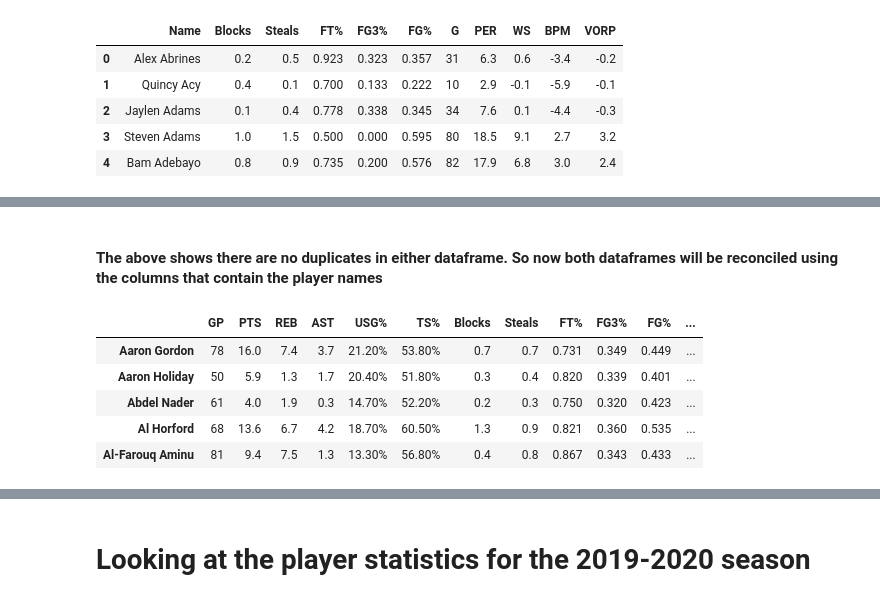
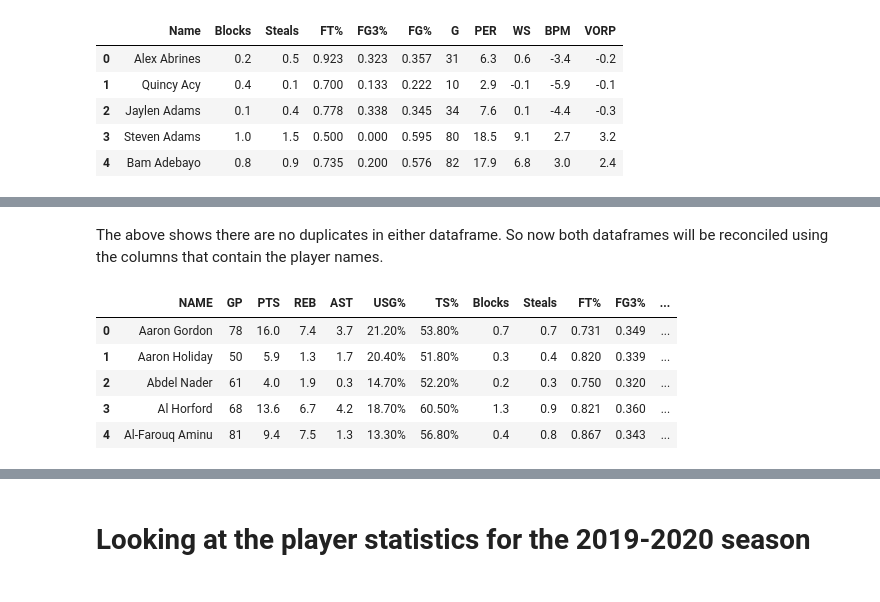
Before and after one commit to Marcial-Medina/Capstone-2---NBA-contracts, a Jupyter notebook: Notebooks/Capstone 2 - Data Wrangling.ipynb, the cells around one changed output, grey strips where cells are left out. Saved outputs shown, nothing was run; the diff lists cells and outputs as text; code cells hidden in the pictures.

```diff
--- a/Notebooks/Capstone 2 - Data Wrangling.ipynb
+++ b/Notebooks/Capstone 2 - Data Wrangling.ipynb
@@ -455,16 +448,21 @@ freq               1
 Name: Name, dtype: object
 # %% [markdown]
-#### The above shows there are no duplicates in either dataframe. So now both dataframes will be reconciled using the columns that contain the player names
+The above shows there are no duplicates in either dataframe. So now both dataframes will be reconciled using the columns that contain the player names.
 # %%
-season_18_19_1.set_index('PLAYER', inplace=True)
-season_18_19_2.set_index('Name', inplace=True)
-season_18_19 = pd.concat([season_18_19_1, season_18_19_2], axis=1, join='inner') # dataframes are concatenated next to each other with an inner join
+#season_18_19_1.set_index('PLAYER', inplace=True)
+#season_18_19_2.set_index('Name', inplace=True)
+#season_18_19 = pd.concat([season_18_19_1, season_18_19_2], axis=1, join='inner') # dataframes are concatenated next to each other with an inner join
+
+season_18_19_1 = season_18_19_1.rename(columns={'PLAYER':'NAME'})
+season_18_19_2 = season_18_19_2.rename(columns={'Name':'NAME'})
+season_18_19 = pd.merge(season_18_19_1, season_18_19_2, on='NAME') # the two 2018-2019 stats DataFrames become merged
+
 season_18_19.head()
 # %% [output]
-|  | GP | PTS | REB | AST | USG% | TS% | Blocks | Steals | FT% | FG3% | FG% | ... |
-| Aaron Gordon | 78 | 16.0 | 7.4 | 3.7 | 21.20% | 53.80% | 0.7 | 0.7 | 0.731 | 0.349 | 0.449 | ... |
-| Aaron Holiday | 50 | 5.9 | 1.3 | 1.7 | 20.40% | 51.80% | 0.3 | 0.4 | 0.820 | 0.339 | 0.401 | ... |
-| Abdel Nader | 61 | 4.0 | 1.9 | 0.3 | 14.70% | 52.20% | 0.2 | 0.3 | 0.750 | 0.320 | 0.423 | ... |
-| Al Horford | 68 | 13.6 | 6.7 | 4.2 | 18.70% | 60.50% | 1.3 | 0.9 | 0.821 | 0.360 | 0.535 | ... |
-| Al-Farouq Aminu | 81 | 9.4 | 7.5 | 1.3 | 13.30% | 56.80% | 0.4 | 0.8 | 0.867 | 0.343 | 0.433 | ... |
+|  | NAME | GP | PTS | REB | AST | USG% | TS% | Blocks | Steals | FT% | FG3% | ... |
+| 0 | Aaron Gordon | 78 | 16.0 | 7.4 | 3.7 | 21.20% | 53.80% | 0.7 | 0.7 | 0.731 | 0.349 | ... |
+| 1 | Aaron Holiday | 50 | 5.9 | 1.3 | 1.7 | 20.40% | 51.80% | 0.3 | 0.4 | 0.820 | 0.339 | ... |
+| 2 | Abdel Nader | 61 | 4.0 | 1.9 | 0.3 | 14.70% | 52.20% | 0.2 | 0.3 | 0.750 | 0.320 | ... |
+| 3 | Al Horford | 68 | 13.6 | 6.7 | 4.2 | 18.70% | 60.50% | 1.3 | 0.9 | 0.821 | 0.360 | ... |
+| 4 | Al-Farouq Aminu | 81 | 9.4 | 7.5 | 1.3 | 13.30% | 56.80% | 0.4 | 0.8 | 0.867 | 0.343 | ... |
 # %% [markdown]
```
Also changed, not shown: parts of 49 cells of this notebook, 5 other files.
